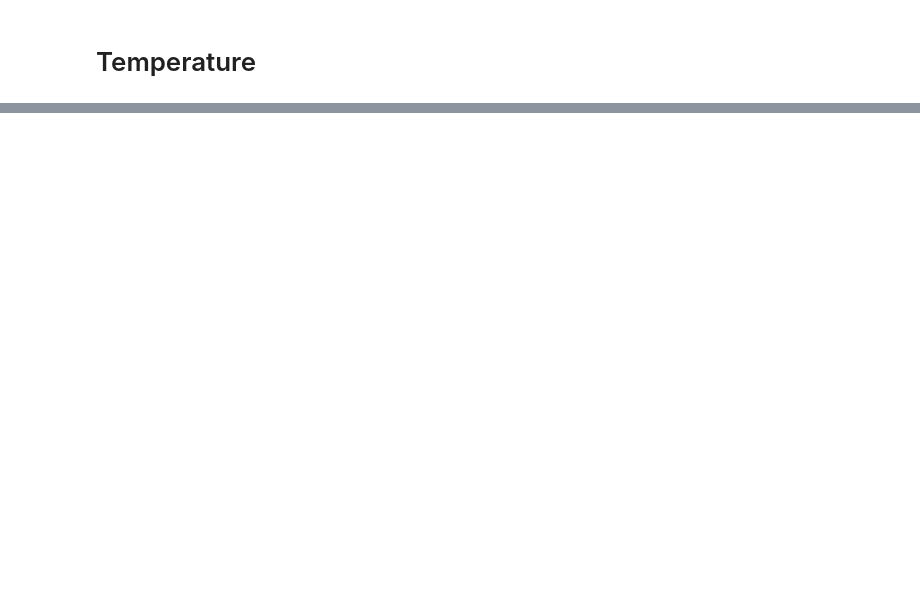
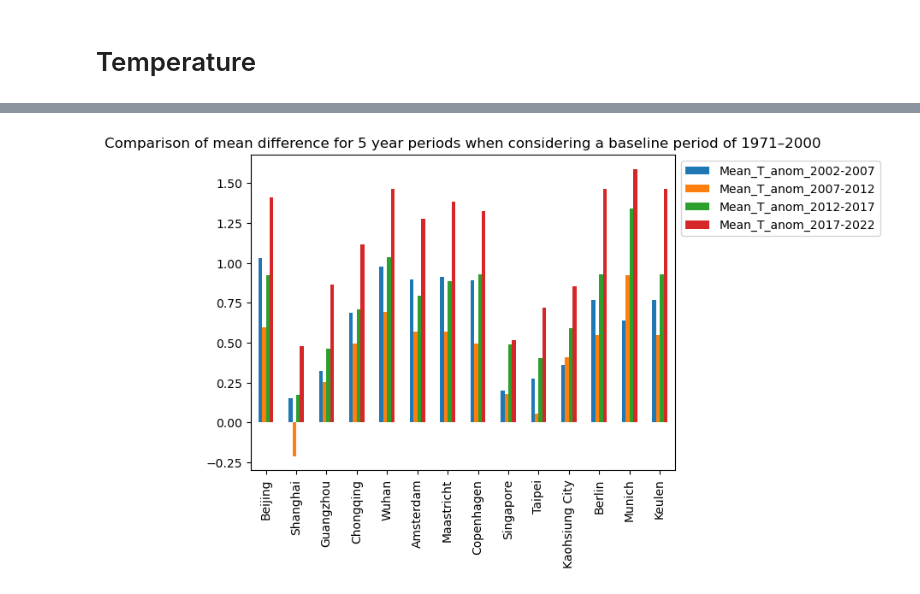
Before and after one commit to Daafip/west-meets-east, a Jupyter notebook: Read_nc_Files.ipynb, the cells around one changed output, grey strips where cells are left out. Cells and saved outputs as stored; diff of their text form; code cells hidden in the pictures; blank space fills up the shorter version.

```diff
--- a/Read_nc_Files.ipynb
+++ b/Read_nc_Files.ipynb
@@ -400,0 +405,7 @@ Attributes: (12/66)
+# %%
+lst_cities_df_temp = []
+for city_index, city in enumerate(gdf_cities.city):
+    city_gdf = gdf_cities.iloc[city_index]
+    centre = city_gdf.geometry
+    lon_centre,lat_centre = centre.x, centre.y
+    lst_cities_df_temp.append(pd.DataFrame(data=ds_temp.sel(lon=lon_centre, lat=lat_centre, method="nearest").anom.to_pandas(),columns=[city]))
@@ -400,0 +495,3 @@ Attributes: (12/66)
+# %%
+df_T_yearly_mean = df_T_ANOM_per_city.resample('Y').mean()
+df_T_yearly_mean_split = df_T_yearly_mean.drop(index=df_T_yearly_mean.loc["1850":"2003"].index)
@@ -400,0 +519,7 @@ Attributes: (12/66)
+# %%
+mean_t_2002_2007 = pd.DataFrame(data=df_T_yearly_mean_split.loc["2002":"2007"].mean(axis=0),columns=["Mean_T_anom_2002-2007"])
+mean_t_2007_2012 = pd.DataFrame(data=df_T_yearly_mean_split.loc["2007":"2012"].mean(axis=0),columns=["Mean_T_anom_2007-2012"])
+mean_t_2012_2017 = pd.DataFrame(data=df_T_yearly_mean_split.loc["2012":"2017"].mean(axis=0),columns=["Mean_T_anom_2012-2017"])
+mean_t_2017_2022 =  pd.DataFrame(data=df_T_yearly_mean_split.loc["2017":"2022"].mean(axis=0),columns=["Mean_T_anom_2017-2022"])
+mean_t_per_city = pd.concat([mean_t_2002_2007,mean_t_2007_2012,mean_t_2012_2017, mean_t_2017_2022],axis=1)
+mean_t_per_city
@@ -400,0 +542,6 @@ Attributes: (12/66)
+# %%
+mean_t_per_city.plot(kind='bar')
+plt.legend(bbox_to_anchor=(1,1))
+plt.title("Comparison of mean difference for 5 year periods when considering a baseline period of 1971–2000");
+# %% [output]
+[figure, added]
```
Also changed, not shown: parts of 13 cells of this notebook, 1 other file.
